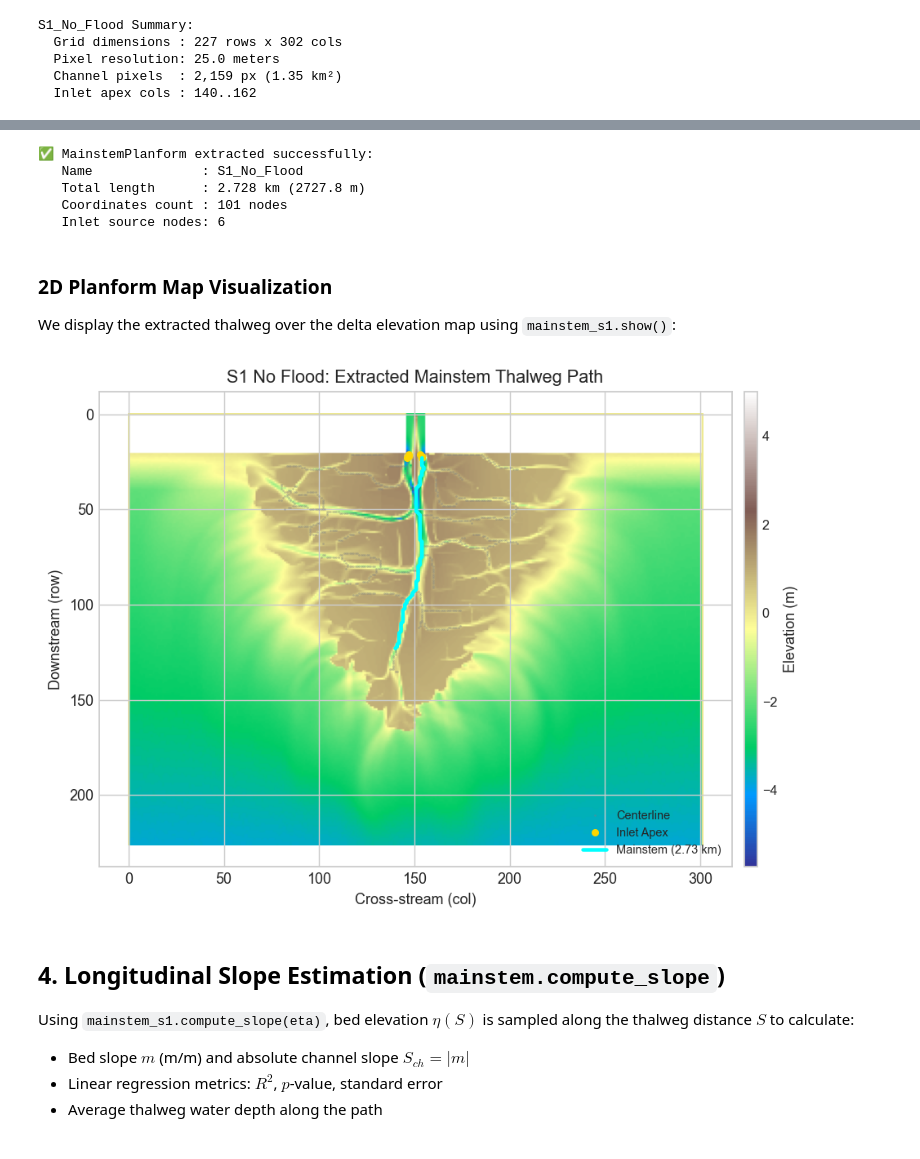
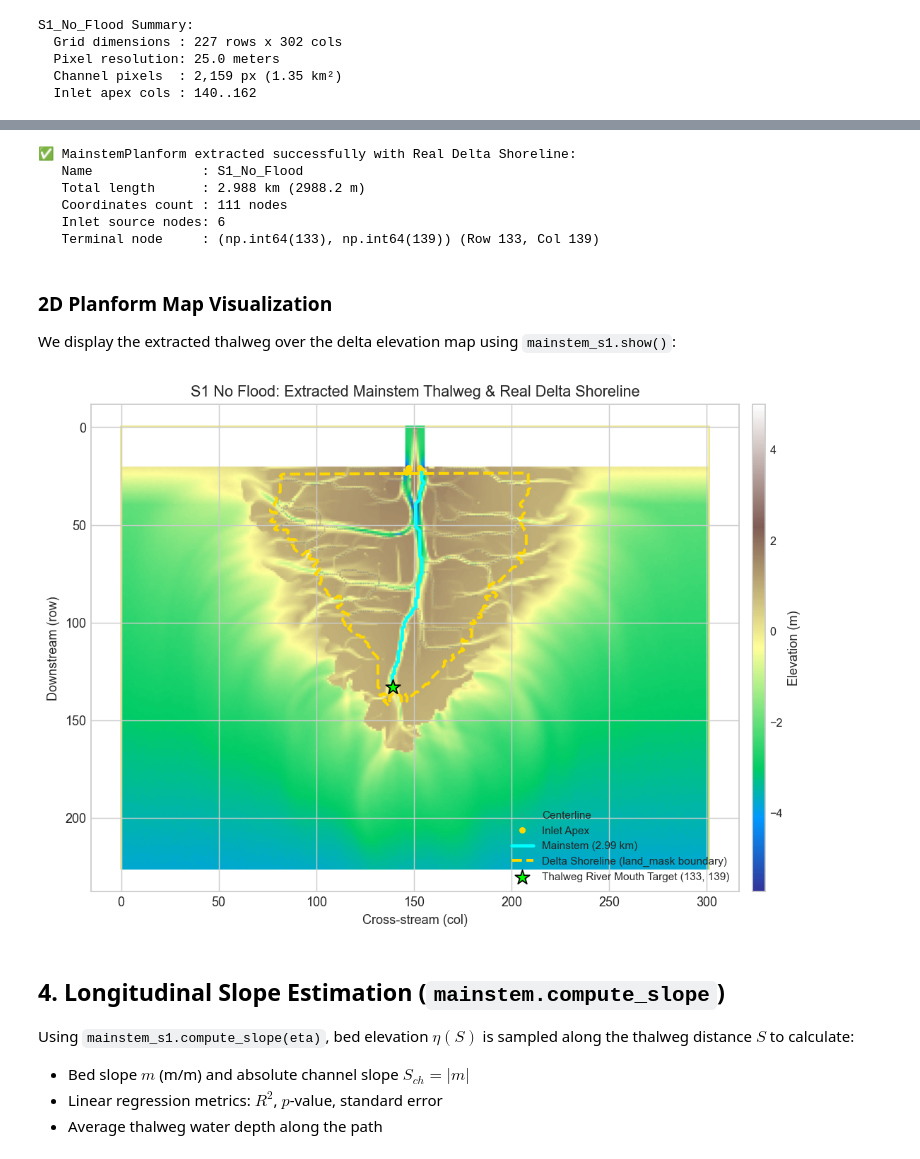
Before and after one commit to yukms/sandplover, a Jupyter notebook: notebooks_minsik_test/demo_main_channel_and_slope.ipynb, the cells around one changed output, grey strips where cells are left out. Saved outputs shown, nothing was run; the diff lists cells and outputs as text; code cells hidden in the pictures.

Commit message:
outlet candidate: shoreline_mask intersection

```diff
--- a/notebooks_minsik_test/demo_main_channel_and_slope.ipynb
+++ b/notebooks_minsik_test/demo_main_channel_and_slope.ipynb
@@ -83,5 +730,21 @@ We extract the primary thalweg channel using `MainstemPlanform.extract()`:
 # %%
-# Extract Mainstem Channel
+from scipy.ndimage import binary_dilation
+from skimage import measure
+
+# 1. Delineate real seaward delta shoreline from land_mask
+# In Delft3D numerical grids, land_mask defines the true subaerial delta boundary (Row 21~142, Col 77~209).
+# This avoids Opening Angle Method (OAM) boundary wall artifacts and underwater shelf loops.
+contours = measure.find_contours(land_mask_s1.astype(float), 0.5)
+longest_c = contours[np.argmax([len(c) for c in contours])]
+# Exclude the top inlet boundary (rows <= 23) to keep only the seaward fan shoreline
+shoreline_contour_s1 = longest_c[longest_c[:, 0] > 23]
+
+# Distal seaward shoreline mask for river mouth outlet targeting:
+land_boundary = binary_dilation(~land_mask_s1, iterations=1) & land_mask_s1
+distal_shore_s1 = land_boundary.copy()
+distal_shore_s1[:100, :] = False  # focus on distal delta front shoreline
+
+# 2. Extract Mainstem Channel using Distal Shoreline Intersection Mode
 mainstem_s1 = MainstemPlanform.extract(
     channel_mask=ch_mask_s1,
     water_depth=depth_s1,
@@ -90,40 +753,72 @@ mainstem_s1 = MainstemPlanform.extract(
     apex_y_max=23,
     apex_cols=range(140, 163),
     depth_alpha=1.0,
+    shoreline_mask=distal_shore_s1,
     name="S1_No_Flood"
 )
 
-print(f"✅ MainstemPlanform extracted successfully:")
+print(f"✅ MainstemPlanform extracted successfully with Real Delta Shoreline:")
 print(f"   Name              : {mainstem_s1.name}")
 print(f"   Total length      : {mainstem_s1.length_km:.3f} km ({mainstem_s1.s_m[-1]:.1f} m)")
 print(f"   Coordinates count : {mainstem_s1.n_points} nodes")
 print(f"   Inlet source nodes: {len(mainstem_s1.inlet_coords)}")
+print(f"   Terminal node     : {tuple(mainstem_s1.path_coords[-1])} (Row {mainstem_s1.path_coords[-1, 0]}, Col {mainstem_s1.path_coords[-1, 1]})")
 # %% [output]
-✅ MainstemPlanform extracted successfully:
+✅ MainstemPlanform extracted successfully with Real Delta Shoreline:
    Name              : S1_No_Flood
-   Total length      : 2.728 km (2727.8 m)
-   Coordinates count : 101 nodes
+   Total length      : 2.988 km (2988.2 m)
+   Coordinates count : 111 nodes
    Inlet source nodes: 6
+   Terminal node     : (np.int64(133), np.int64(139)) (Row 133, Col 139)
 # %% [markdown]
 ### 2D Planform Map Visualization
 
 We display the extracted thalweg over the delta elevation map using `mainstem_s1.show()`:
 # %%
-# 2D Planform Visualization
-fig, ax = plt.subplots(figsize=(8, 6), dpi=130)
+# 2D Planform Visualization: Mainstem Thalweg & Real Delta Shoreline Overlay
+fig, ax = plt.subplots(figsize=(8.5, 6.2), dpi=130)
+
+# Display background elevation & thalweg path
 mainstem_s1.show(
     ax=ax,
     background=eta_s1,
     cmap="terrain",
     path_color="cyan",
     path_linewidth=2.5,
     show_skeleton=True,
     show_inlet=True,
-    title="S1 No Flood: Extracted Mainstem Thalweg Path"
+    title="S1 No Flood: Extracted Mainstem Thalweg & Real Delta Shoreline"
 )
+
+# Overlay Real Delta Shoreline contour in bright gold
+ax.plot(
+    shoreline_contour_s1[:, 1],
+    shoreline_contour_s1[:, 0],
+    color="gold",
+    lw=2.2,
+    linestyle="--",
+    label="Delta Shoreline (land_mask boundary)",
+    zorder=4
+)
+
+# Highlight river mouth outlet node
+outlet_pt = mainstem_s1.path_coords[-1]
+ax.scatter(
+    outlet_pt[1],
+    outlet_pt[0],
+    color="lime",
+    s=140,
+    marker="*",
+    edgecolors="black",
+    label=f"Thalweg River Mouth Target ({outlet_pt[0]}, {outlet_pt[1]})",
+    zorder=6
+)
+
+ax.legend(loc="lower right", fontsize=8.5)
+plt.tight_layout()
 plt.show()
 # %% [output]
-[figure, old version]
+[figure, new version]
 # %% [markdown]
 ## 4. Longitudinal Slope Estimation (`mainstem.compute_slope`)
 
```
Also changed, not shown: parts of 15 cells of this notebook, 1 other file.
